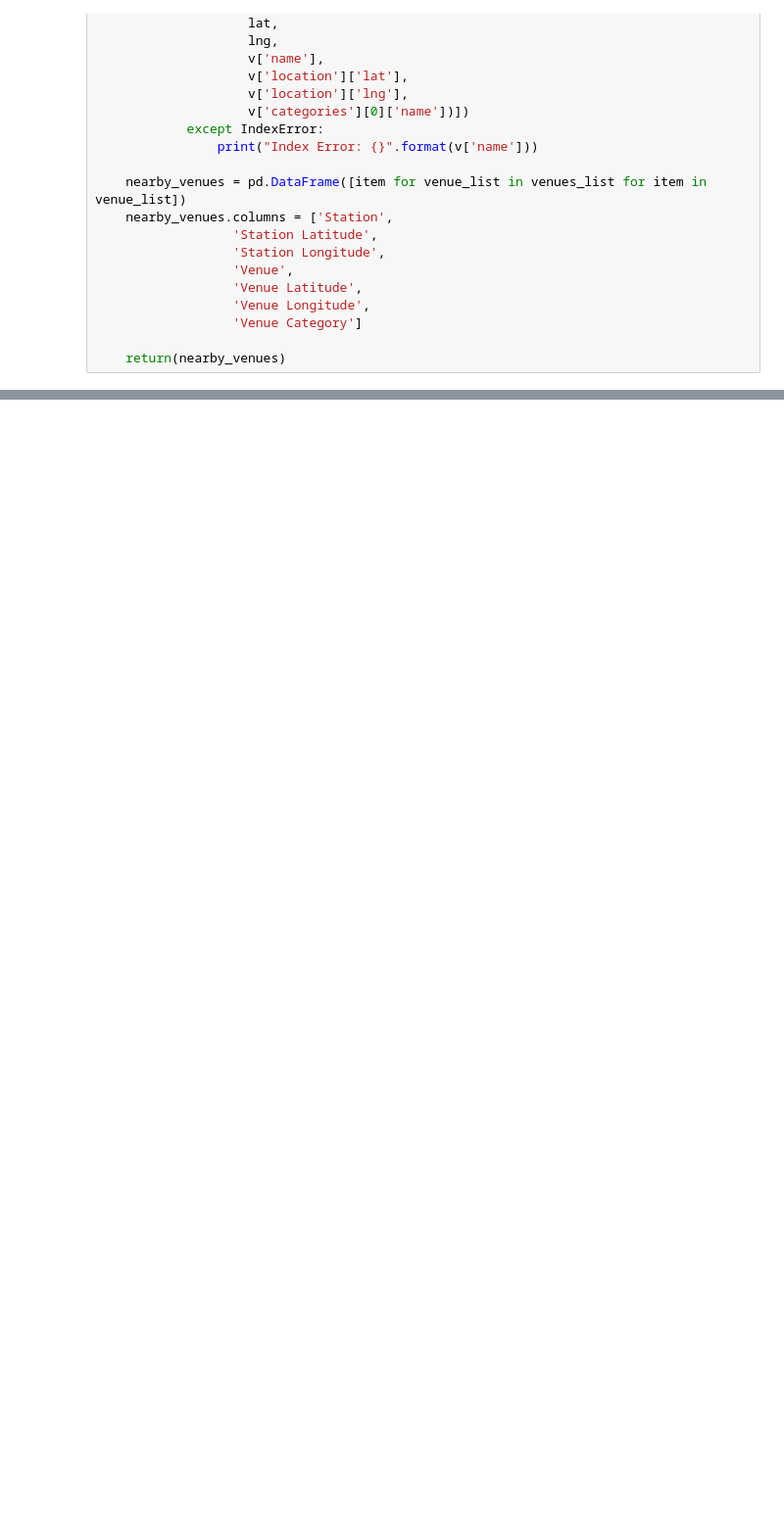
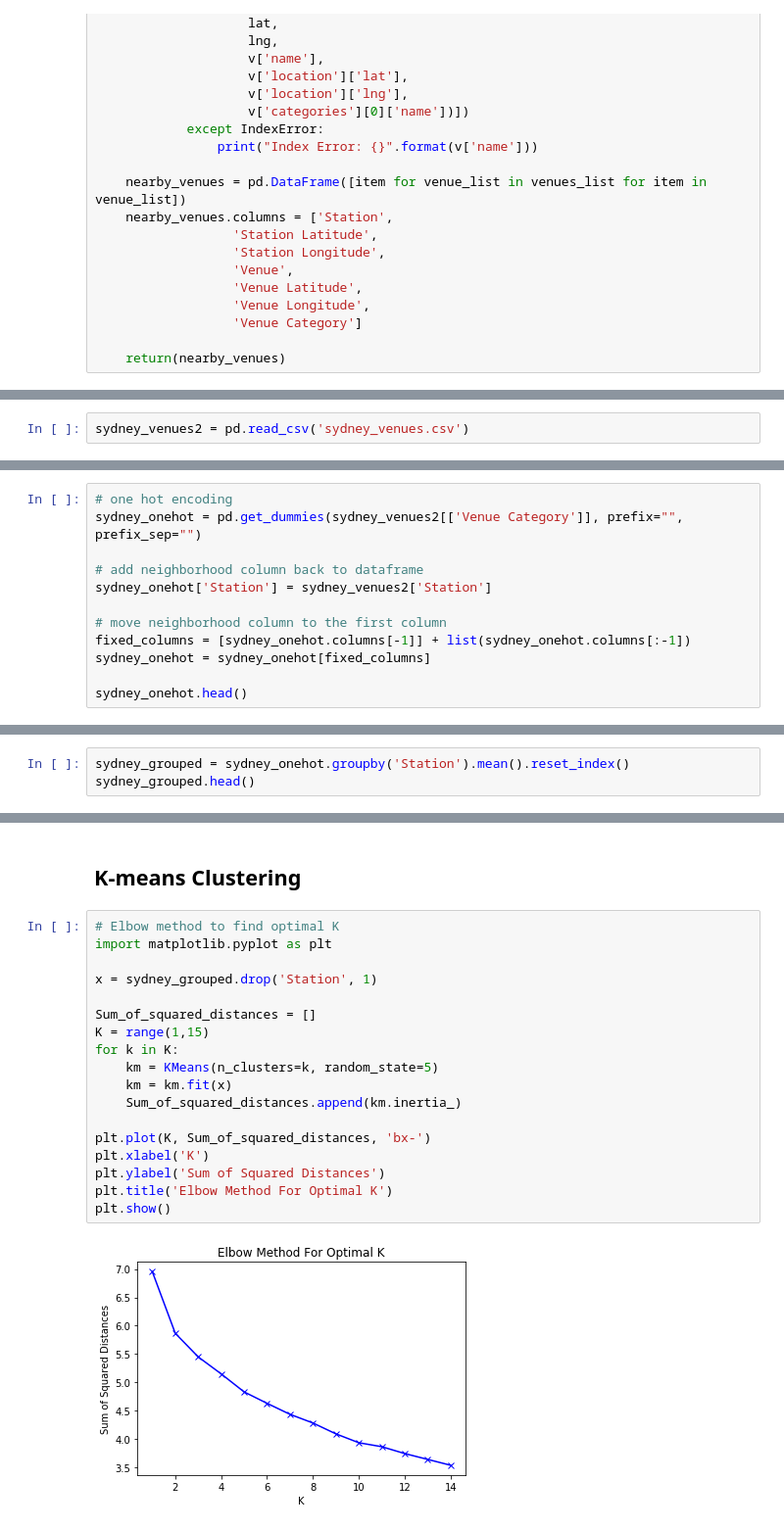
Before and after one commit to ngoharry19/Coursera_Capstone, a Jupyter notebook: Clustering_Restaurants_in_Sydney.ipynb, the cells around one changed output, grey strips where cells are left out. Shown at 98% size. Saved outputs shown, nothing was run; the diff lists cells and outputs as text; blank space fills up the shorter version.

```diff
--- a/Clustering_Restaurants_in_Sydney.ipynb
+++ b/Clustering_Restaurants_in_Sydney.ipynb
@@ -183,0 +196,2 @@ print('{} food venues were returned by Foursquare.'.format(sydney_venues.shape[0
+# %%
+sydney_venues2 = pd.read_csv('sydney_venues.csv')
@@ -183,0 +223,12 @@ print('{} food venues were returned by Foursquare.'.format(sydney_venues.shape[0
+# %%
+# one hot encoding
+sydney_onehot = pd.get_dummies(sydney_venues2[['Venue Category']], prefix="", prefix_sep="")
+
+# add neighborhood column back to dataframe
+sydney_onehot['Station'] = sydney_venues2['Station']
+
+# move neighborhood column to the first column
+fixed_columns = [sydney_onehot.columns[-1]] + list(sydney_onehot.columns[:-1])
+sydney_onehot = sydney_onehot[fixed_columns]
+
+sydney_onehot.head()
@@ -183,0 +245,3 @@ print('{} food venues were returned by Foursquare.'.format(sydney_venues.shape[0
+# %%
+sydney_grouped = sydney_onehot.groupby('Station').mean().reset_index()
+sydney_grouped.head()
@@ -183,0 +293,22 @@ print('{} food venues were returned by Foursquare.'.format(sydney_venues.shape[0
+# %% [markdown]
+## K-means Clustering
+# %%
+# Elbow method to find optimal K
+import matplotlib.pyplot as plt
+
+x = sydney_grouped.drop('Station', 1)
+
+Sum_of_squared_distances = []
+K = range(1,15)
+for k in K:
+    km = KMeans(n_clusters=k, random_state=5)
+    km = km.fit(x)
+    Sum_of_squared_distances.append(km.inertia_)
+
+plt.plot(K, Sum_of_squared_distances, 'bx-')
+plt.xlabel('K')
+plt.ylabel('Sum of Squared Distances')
+plt.title('Elbow Method For Optimal K')
+plt.show()
+# %% [output]
+[figure, added]
```
Also changed, not shown: parts of 40 cells of this notebook.
